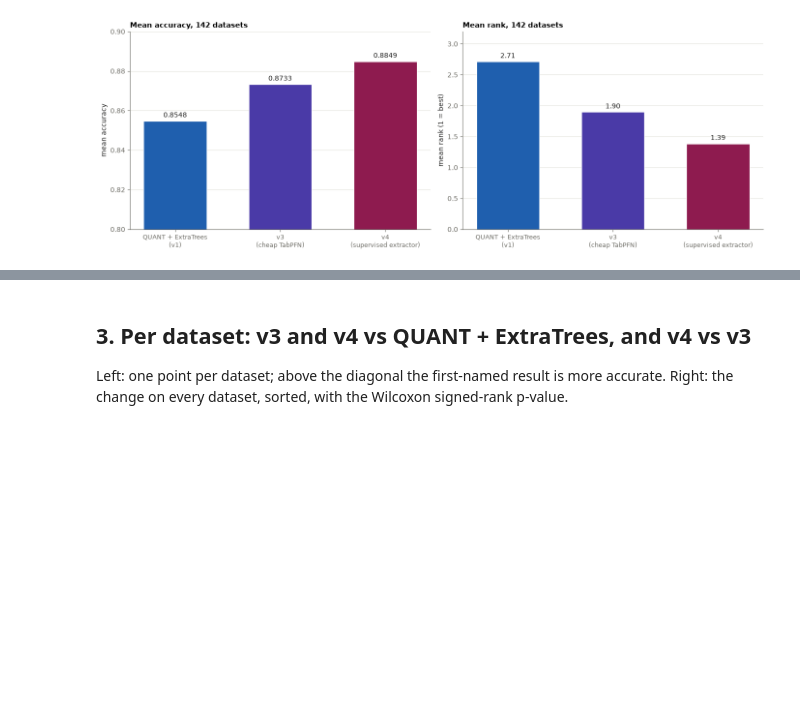
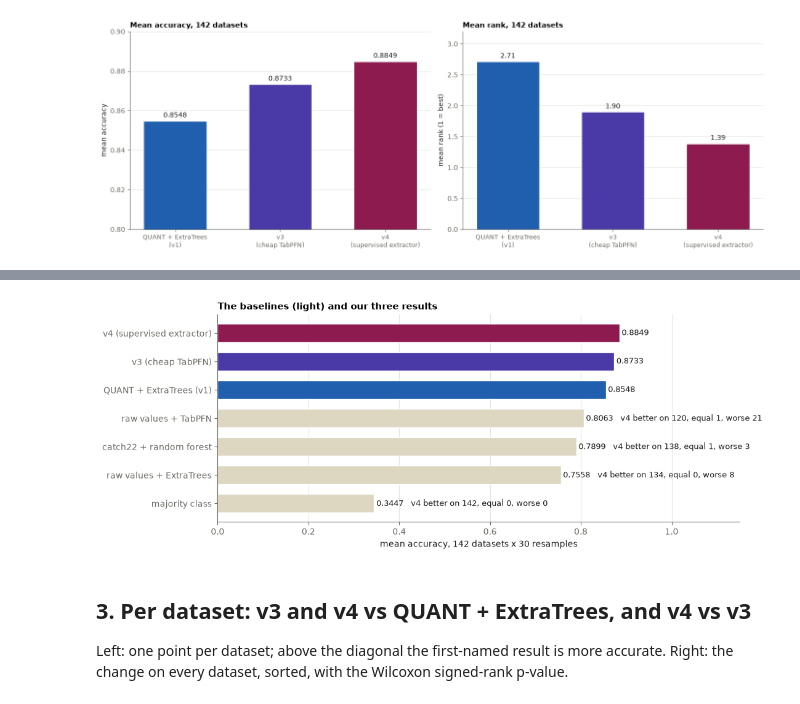
Before and after one commit to Constantin-87/quant-reproduction, a Jupyter notebook: notebooks/05_full-benchmark.ipynb, the cells around one changed output, grey strips where cells are left out. Drawn from its saved outputs; the diff is of its cells as text; code cells hidden in the pictures; blank space fills up the shorter version.

```diff
--- a/notebooks/05_full-benchmark.ipynb
+++ b/notebooks/05_full-benchmark.ipynb
@@ -72,3 +98,48 @@ plt.show()
+# %%
+BASELINE_NAMES = {"majority": "majority class", "raw": "raw values + ExtraTrees", "catch22": "catch22 + random forest",
+                  "tabpfn": "raw values + TabPFN"}           # tabpfn: v4's classifier on the series, without v4's extractor
+BASELINE_COLOR = "#ddd6c1"                                  # the baselines: light, behind our results and the others
+base_runs = pd.concat([load_runs(RESULTS_DIR / "baselines_ucr142_allcores-cpu.csv"),        # the first three
+                       load_runs(RESULTS_DIR / "baselines-tabpfn_ucr142_allcores-gpu.csv")],  # TabPFN, on the GPU
+                      ignore_index=True)
+assert len(base_runs) == 4 * 142 * 30 and (base_runs["status"] == "ok").all()
+BASE_MEAN = pd.DataFrame(index=DATASETS)                    # one column per baseline: its mean accuracy per dataset
+for key, label in BASELINE_NAMES.items():
+    BASE_MEAN[label] = base_runs[base_runs["classifier"] == key].groupby("dataset")["accuracy"].mean()
+
+OURS = list(NAMES.values())                                 # our three results, by their long names
+CODE_OF = {long: short for short, long in NAMES.items()}   # long name -> "v1", "v3" or "v4"
+
+
+def color_of(name):
+    """Our results in their colours, the baselines light, the published classifiers grey."""
+    if name in OURS:
+        return RESULT_COLORS[CODE_OF[name]]
+    if name in BASE_MEAN:
+        return BASELINE_COLOR
+    return OTHERS
+
+
+ours_mean = MEAN[list(NAMES)].mean().rename(NAMES)           # rename: "v1" -> its long name
+order = pd.concat([BASE_MEAN.mean(), ours_mean]).sort_values()
+fig, ax = plt.subplots(figsize=(11, 4.3))
+bars = ax.barh(range(len(order)), order, 0.65, color=[color_of(n) for n in order.index], edgecolor="white")
+for y, (name, value) in enumerate(order.items()):
+    note = ""
+    if name in BASE_MEAN:
+        better, equal, worse = wdl_counts(MEAN["v4"] - BASE_MEAN[name])
+        note = f"   v4 better on {better}, equal {equal}, worse {worse}"
+    ax.text(value + 0.005, y, f"{value:.4f}{note}", va="center", fontsize=9, color=TEXT)
+ax.set_yticks(range(len(order)), order.index)
+ax.set_xlim(0, 1.15)
+ax.set_xlabel("mean accuracy, 142 datasets x 30 resamples")
+ax.set_title("The baselines (light) and our three results", loc="left")
+ax.grid(True, axis="x")
+ax.grid(False, axis="y")
+fig.tight_layout()
+plt.show()
+# %% [output]
+[figure, added]
 # %% [markdown]
 ## 3. Per dataset: v3 and v4 vs QUANT + ExtraTrees, and v4 vs v3
 
```
Also changed, not shown: parts of 29 cells of this notebook, 46 other files.
